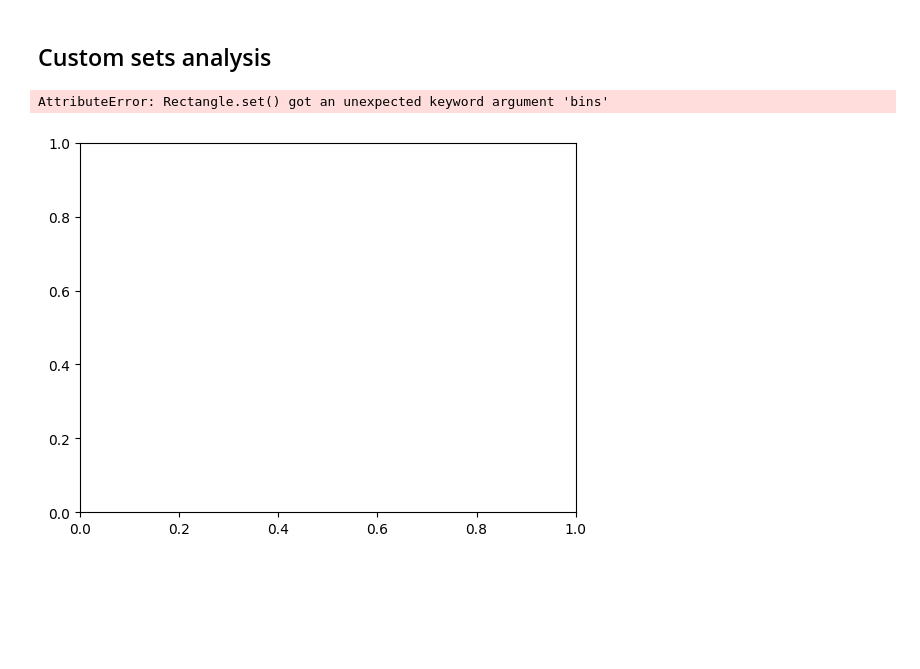
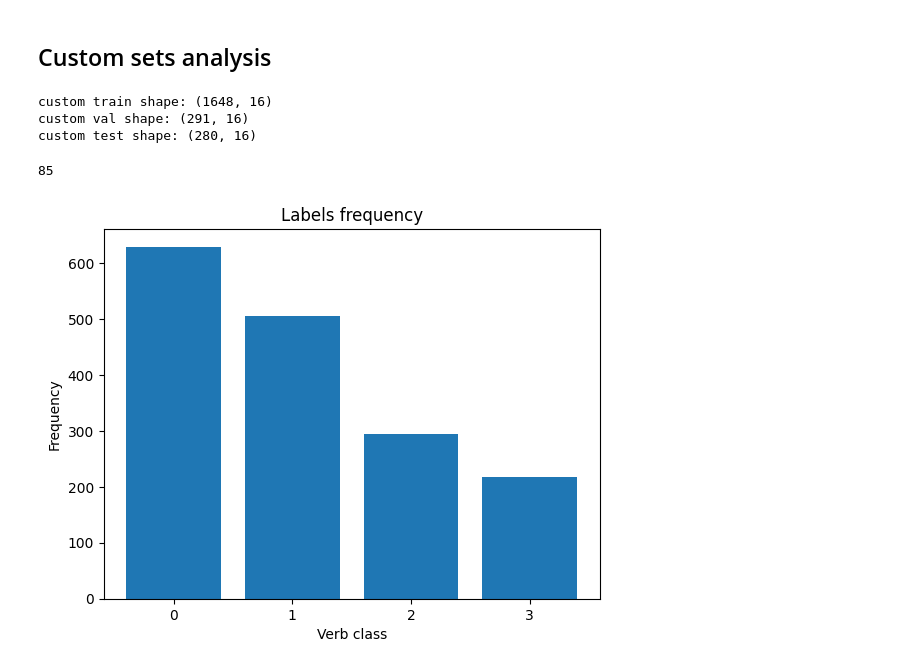
Before and after one commit to oriolmp/TFG, a Jupyter notebook: notebooks/Dataset Management.ipynb, the cells around one changed output. Saved outputs shown, nothing was run; the diff lists cells and outputs as text; code cells hidden in the pictures; blank space fills up the shorter version.

Commit message:
Labels exloration of custom sets

```diff
--- a/notebooks/Dataset Management.ipynb
+++ b/notebooks/Dataset Management.ipynb
@@ -215,18 +223,29 @@ custom_test = 'csv/subset_test.csv'
 df_train = pd.read_csv(custom_train)
 df_val = pd.read_csv(custom_val)
 df_test = pd.read_csv(custom_test)
+# %%
+print(f'custom train shape: {df_train.shape}')
+print(f'custom val shape: {df_val.shape}')
+print(f'custom test shape: {df_test.shape}')
+# %% [output]
+custom train shape: (1648, 16)
+custom val shape: (291, 16)
+custom test shape: (280, 16)
+# %%
+len(df_test['video_id'].unique())
+# %% [output]
+85
 # %%
 train_labels = df_train['verb_class'].value_counts()
 # %%
 verbs_freq = np.asarray(train_labels)
 labels = train_labels.index
 # %%
-plt.bar(labels, height=verbs_freq, bins=[x for x in range(4)])
+plt.bar(labels, height=verbs_freq, tick_label=[x for x in range(4)])
 plt.title('Labels frequency')
 plt.xlabel('Verb class')
 plt.ylabel('Frequency')
 # plt.yscale('log')
 plt.savefig('labels_hist')
 # %% [output]
-AttributeError: Rectangle.set() got an unexpected keyword argument 'bins'
-[figure, old version]
+[figure, new version]
```
Also changed, not shown: parts of 3 cells of this notebook.
